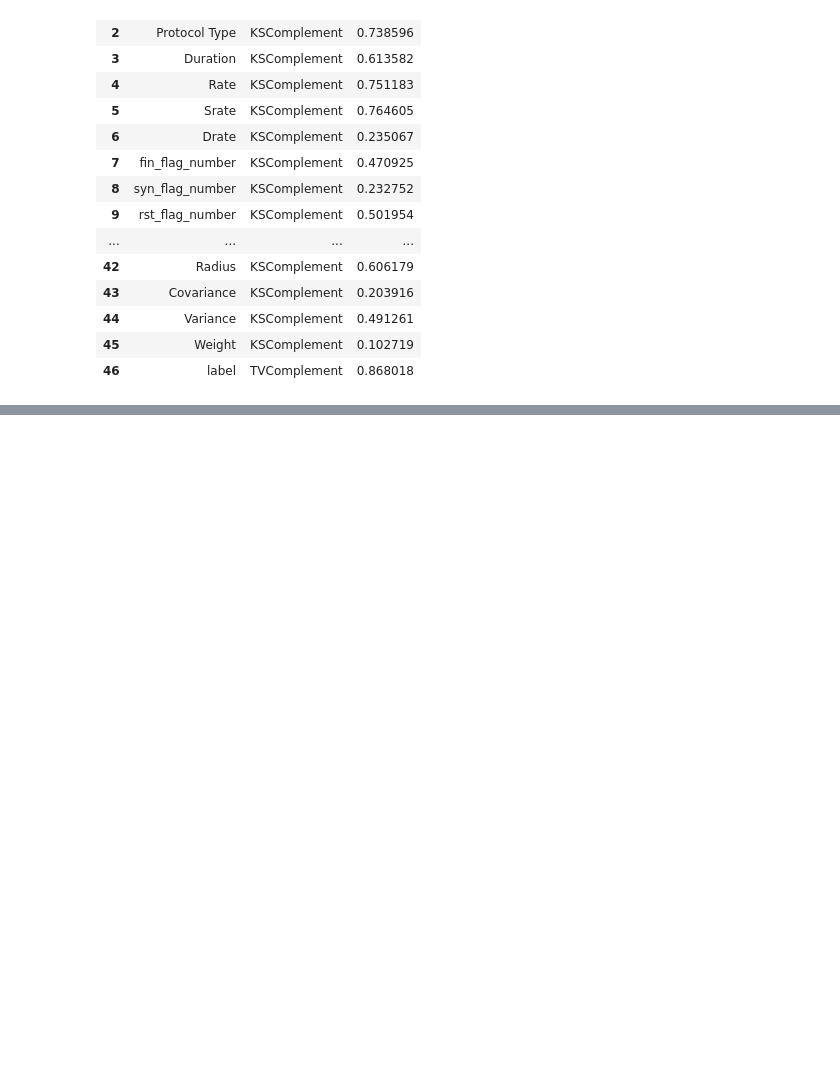
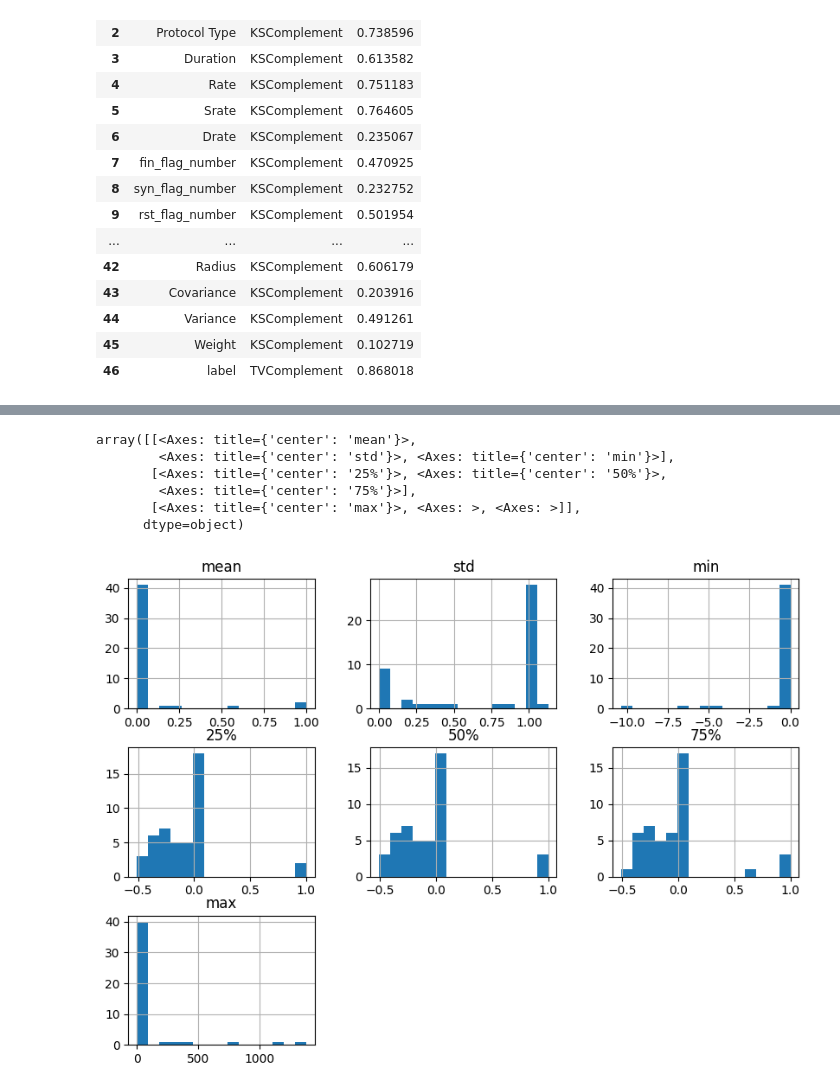
Before and after one commit to ingmarfjolla/IOTAttackDetectionML_CSC522, a Jupyter notebook: data_breakdown/data_distributions.ipynb, the cells around one changed output, grey strips where cells are left out. Saved outputs shown, nothing was run; the diff lists cells and outputs as text; code cells hidden in the pictures; blank space fills up the shorter version.

```diff
--- a/data_breakdown/data_distributions.ipynb
+++ b/data_breakdown/data_distributions.ipynb
@@ -355,0 +412,14 @@ fig.write_html('column_pair_trends.html')
+# %%
+mean_original.T.hist(
+    column = [x for x in list(describe_original.T.columns) if x != 'count'],
+    figsize = (10, 7),
+    bins = 15
+)
+# %% [output]
+array([[<Axes: title={'center': 'mean'}>,
+        <Axes: title={'center': 'std'}>, <Axes: title={'center': 'min'}>],
+       [<Axes: title={'center': '25%'}>, <Axes: title={'center': '50%'}>,
+        <Axes: title={'center': '75%'}>],
+       [<Axes: title={'center': 'max'}>, <Axes: >, <Axes: >]],
+      dtype=object)
+[figure, added]
```
Also changed, not shown: parts of 23 cells of this notebook.
